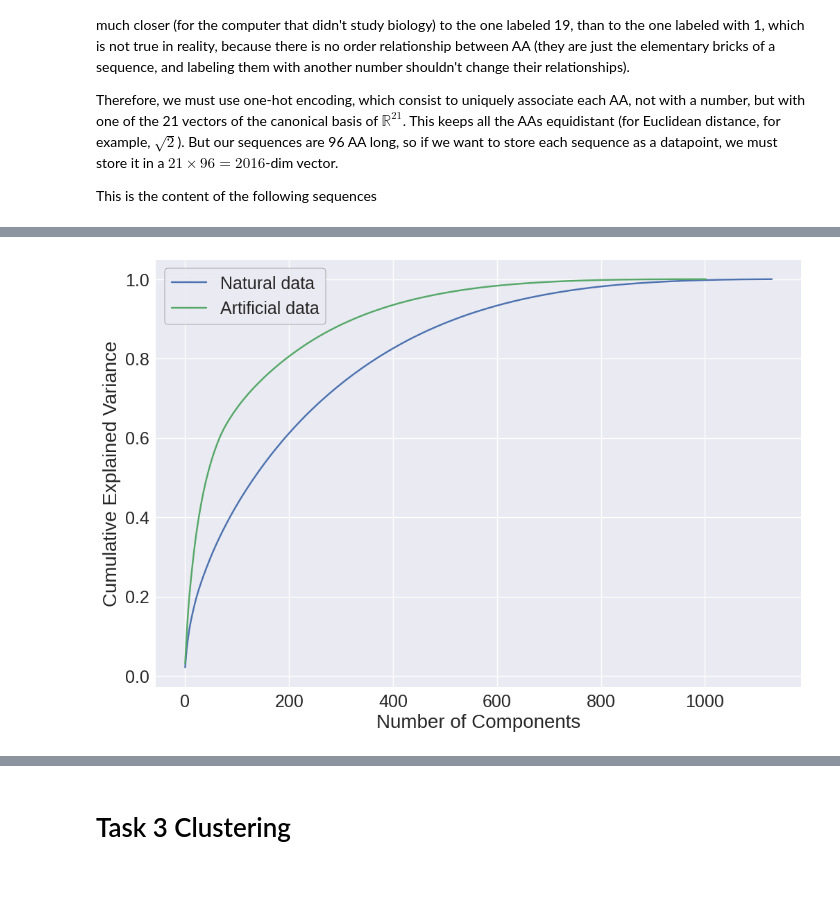
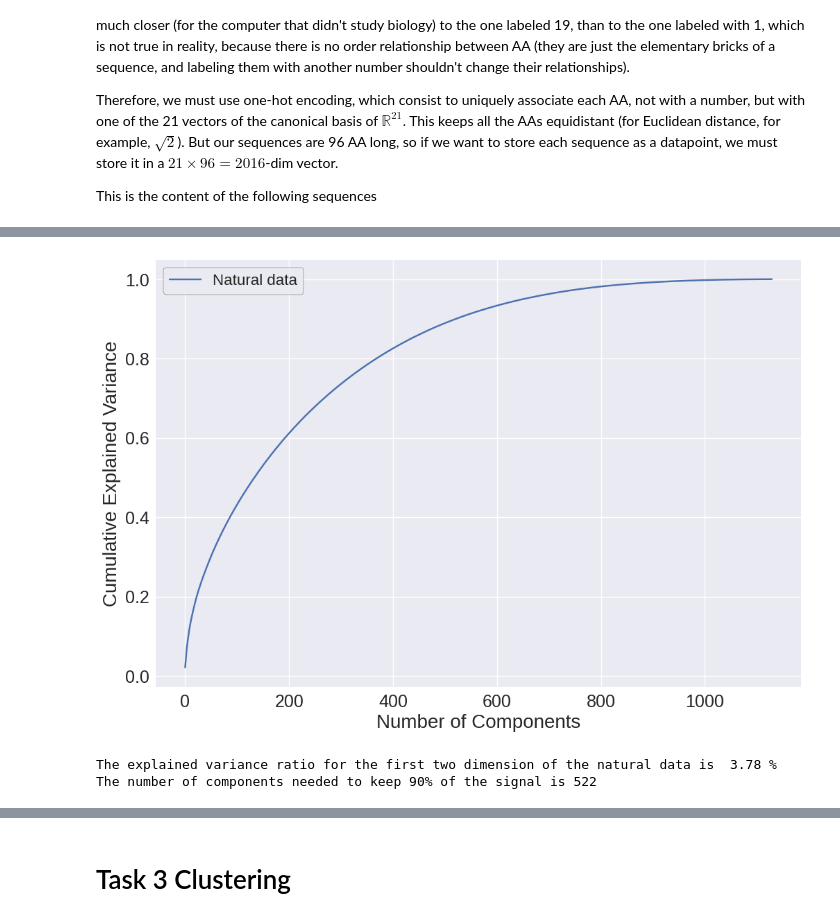
Before and after one commit to vicdlp/CS_project, a Jupyter notebook: CS_project.ipynb, the cells around one changed output, grey strips where cells are left out. Saved outputs shown, nothing was run; the diff lists cells and outputs as text; code cells hidden in the pictures; blank space fills up the shorter version.

```diff
--- a/CS_project.ipynb
+++ b/CS_project.ipynb
@@ -85,15 +88,15 @@ from sklearn.preprocessing import StandardScaler
 scaler = StandardScaler() # Rescaling the data : x' = (x-mu)/sigma     (seems not necessary here ?)
 
 # Natural sequences dataset
-X = encode(nat)
-x = label(nat)
+X_nat = encode(nat)
+y_nat = label(nat)
 
-scaler.fit(X)
-X = scaler.transform(X)
+scaler.fit(X_nat)
+X_nat = scaler.transform(X_nat)
 
 # Artificial sequences dataset
-Y = encode(art)
-y = label(art)
+X_art = encode(art)
+y_art = label(art)
 
-scaler.fit(Y)
-Y = scaler.transform(Y)
+scaler.fit(X_art)
+X_art = scaler.transform(X_art)
@@ -102,15 +109,21 @@ Y = scaler.transform(Y)
 # %%
 # Fit PCA without specifying the number of components to compute variance ratios for all components
-pca = PCA().fit(X)
-pca_nat = PCA().fit(Y)
+pca_nat = PCA().fit(X_nat)
+evr_nat = np.cumsum(pca_nat.explained_variance_ratio_)
+compression = PCA(0.9)
+X_nat_pca_nat = compression.fit_transform(X_nat)
 
 # Plot the cumulative explained variance as a function of the number of components
 plt.figure()
-plt.plot(np.cumsum(pca.explained_variance_ratio_), label = "Natural data")  # Cumulative sum of explained variance
-plt.plot(np.cumsum(pca_nat.explained_variance_ratio_), label = "Artificial data")
+plt.plot(evr_nat, label = "Natural data") # Cumulative sum of explained variance
 plt.legend()
 plt.xlabel('Number of Components')
 plt.ylabel('Cumulative Explained Variance')
 plt.show()
+
+print("The explained variance ratio for the first two dimension of the natural data is ", round(evr_nat[1]*100,2), '%')
+print("The number of components needed to keep 90% of the signal is", compression.n_components_)
 # %% [output]
-[figure, old version]
+[figure, new version]
+The explained variance ratio for the first two dimension of the natural data is  3.78 %
+The number of components needed to keep 90% of the signal is 522
```
Also changed, not shown: parts of 21 cells of this notebook.
